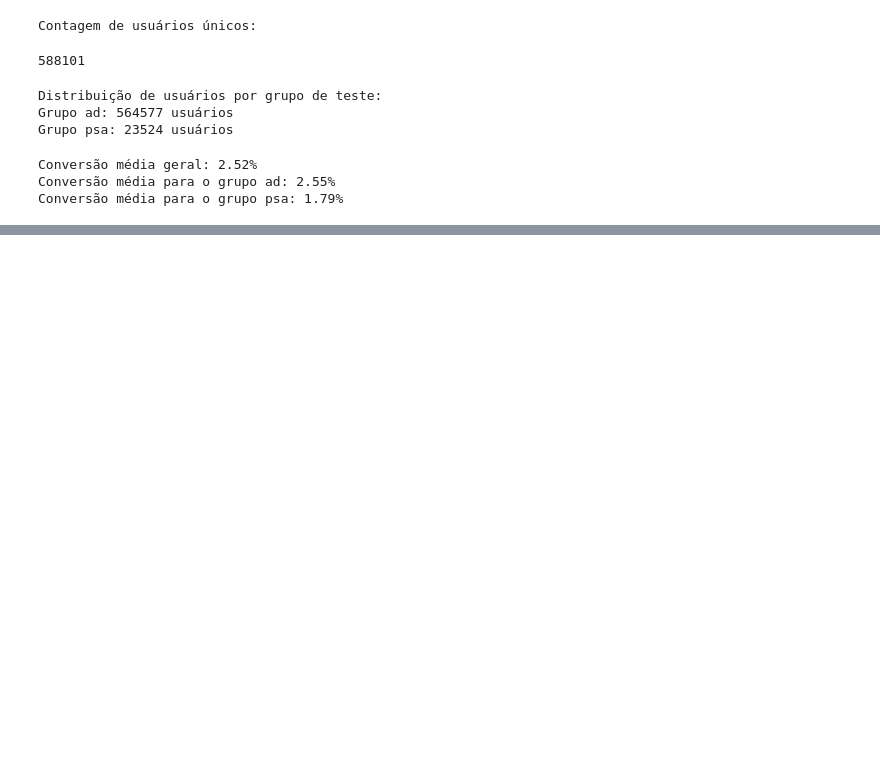
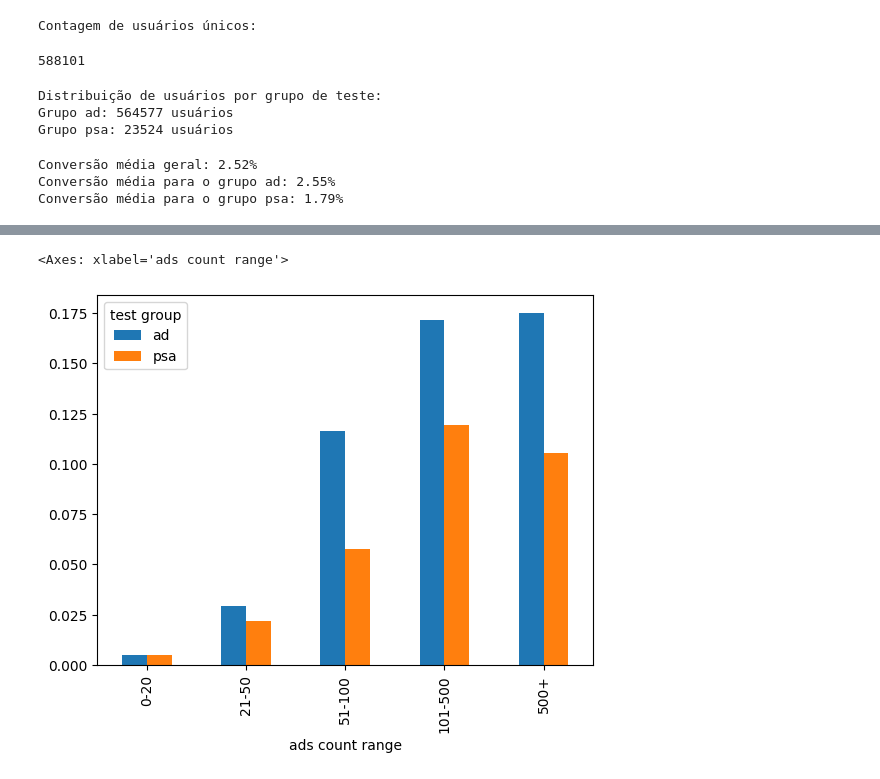
Before and after one commit to faduzin/t-d-test-ab, a Jupyter notebook: notebooks/analysis.ipynb, the cells around one changed output, grey strips where cells are left out. Saved outputs shown, nothing was run; the diff lists cells and outputs as text; code cells hidden in the pictures; blank space fills up the shorter version.

```diff
--- a/notebooks/analysis.ipynb
+++ b/notebooks/analysis.ipynb
@@ -70,0 +140,6 @@ Conversão média para o grupo psa: 1.79%
+# %%
+df['ads count range'] = pd.cut(df['total ads'], bins=[0, 20, 50, 100, 500, np.inf], labels=['0-20', '21-50', '51-100', '101-500', '500+'])
+df.groupby(['ads count range', 'test group'])['converted_dummy'].mean().unstack().plot(kind='bar')
+# %% [output]
+<Axes: xlabel='ads count range'>
+[figure, added]
```
Also changed, not shown: parts of 11 cells of this notebook, 1 other file.
